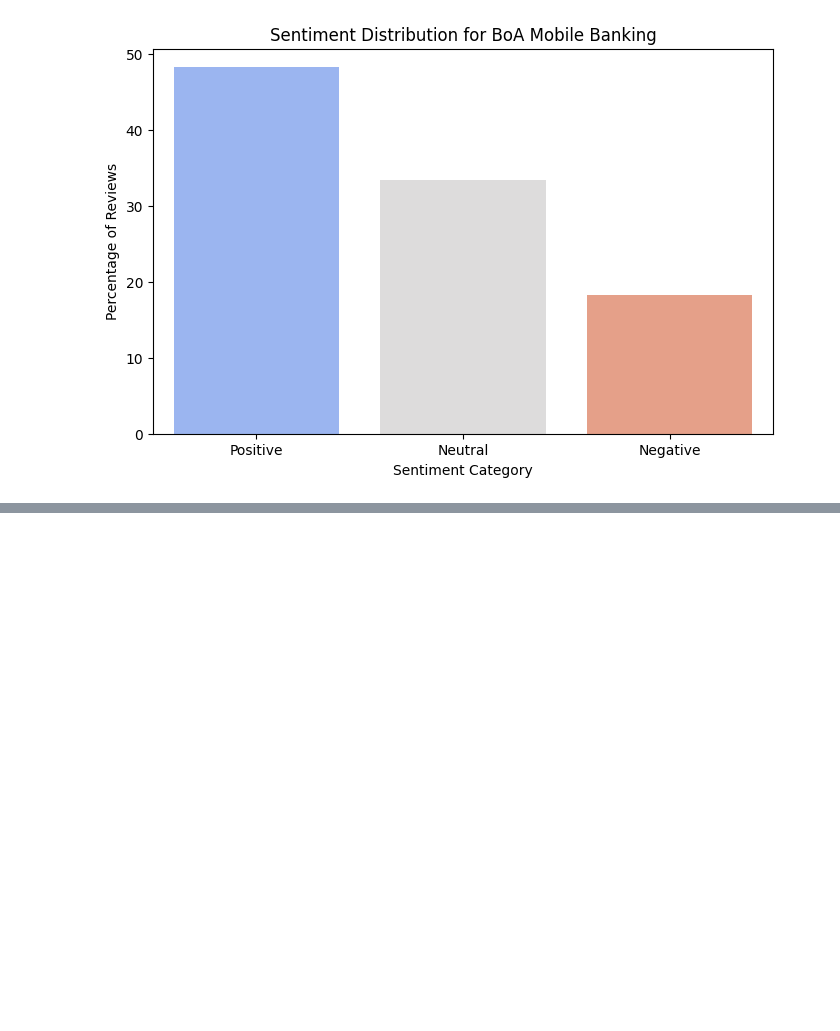
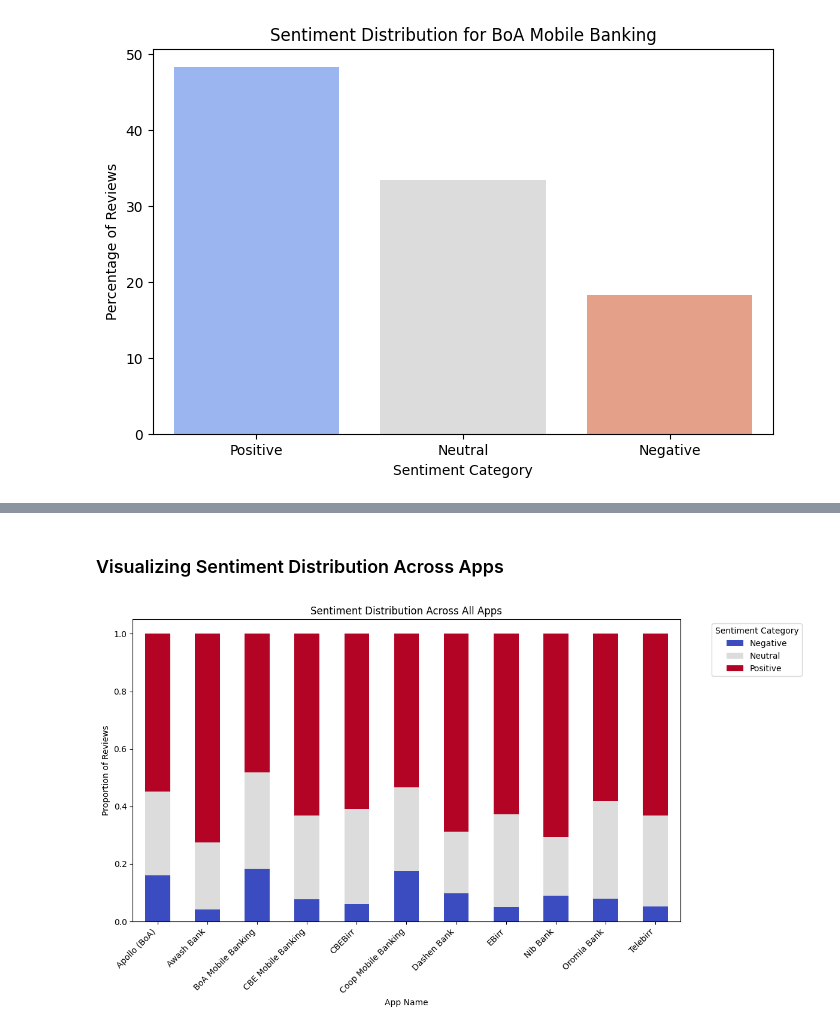
Before and after one commit to cheruu23/webscraper-using-colab, a Jupyter notebook: ethiopisndigitalappeda.ipynb, the cells around one changed output, grey strips where cells are left out. Cells and saved outputs as stored; diff of their text form; code cells hidden in the pictures; blank space fills up the shorter version.

```diff
--- a/ethiopisndigitalappeda.ipynb
+++ b/ethiopisndigitalappeda.ipynb
@@ -338,0 +365,17 @@ NameError: name 'isnull' is not defined
+# %%
+# Calculate sentiment for all reviews
+df['sentiment'] = df['content'].astype(str).apply(lambda text: TextBlob(text).sentiment.polarity)
+
+# Categorize sentiment
+def categorize_sentiment(score):
+    if score > 0:
+        return 'Positive'
+    elif score < 0:
+        return 'Negative'
+    else:
+        return 'Neutral'
+
+df['sentiment_category'] = df['sentiment'].apply(categorize_sentiment)
+
+# Display the first few rows with sentiment categories
+display(df[['app_name', 'content', 'sentiment', 'sentiment_category']].head())
@@ -338,0 +389,8 @@ NameError: name 'isnull' is not defined
+# %%
+# Group by app_name and sentiment_category to get counts
+sentiment_counts = df.groupby(['app_name', 'sentiment_category']).size().unstack(fill_value=0)
+
+# Calculate proportions
+sentiment_proportions = sentiment_counts.apply(lambda x: x / x.sum(), axis=1)
+
+display(sentiment_proportions)
@@ -338,0 +411,14 @@ NameError: name 'isnull' is not defined
+# %% [markdown]
+### Visualizing Sentiment Distribution Across Apps
+# %%
+# Plotting sentiment distribution for all apps
+sentiment_proportions.plot(kind='bar', stacked=True, figsize=(12, 7), cmap='coolwarm')
+plt.title('Sentiment Distribution Across All Apps')
+plt.xlabel('App Name')
+plt.ylabel('Proportion of Reviews')
+plt.xticks(rotation=45, ha='right')
+plt.legend(title='Sentiment Category', bbox_to_anchor=(1.05, 1), loc='upper left')
+plt.tight_layout()
+plt.show()
+# %% [output]
+[figure, added]
```
Also changed, not shown: parts of 15 cells of this notebook.
